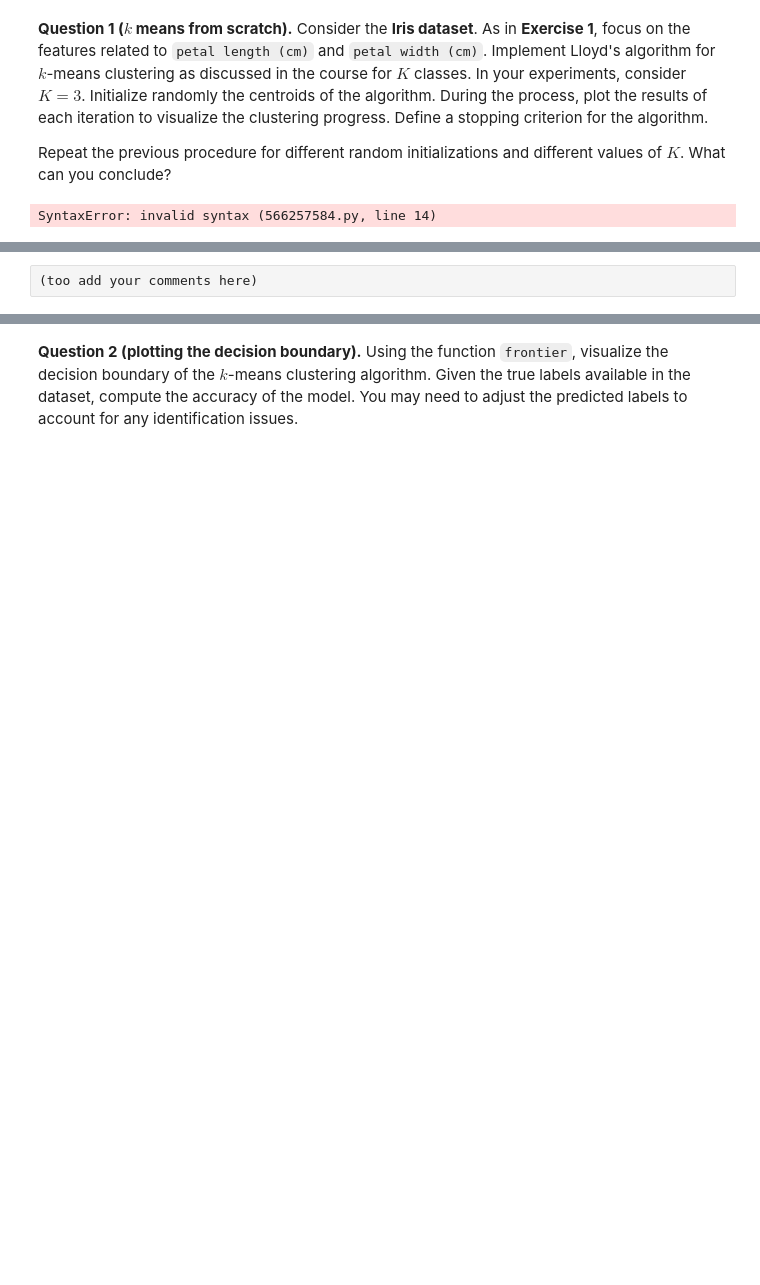
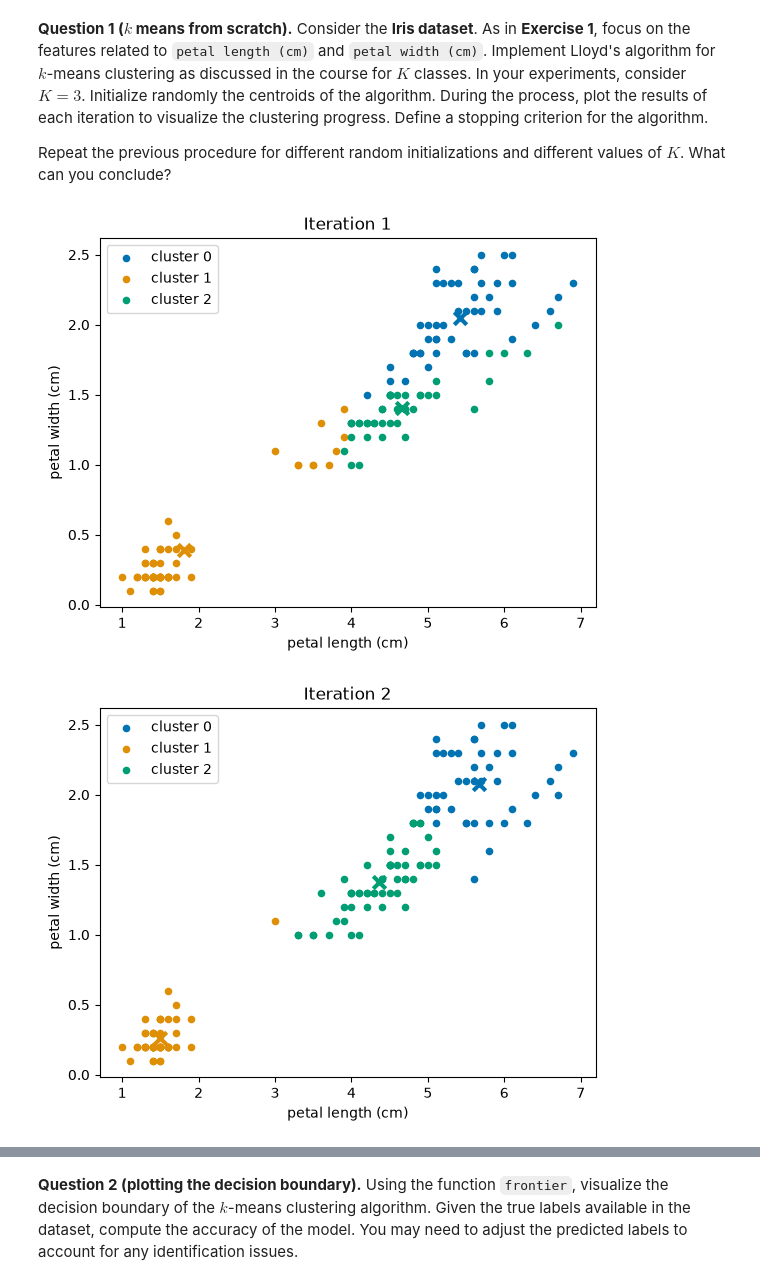
Before and after one commit to axelfrache/do5-frache-paillard-ml-tp2, a Jupyter notebook: TP_classification_clustering.ipynb, the cells around one changed output, grey strips where cells are left out. Saved outputs shown, nothing was run; the diff lists cells and outputs as text; code cells hidden in the pictures; blank space fills up the shorter version.

```diff
--- a/TP_classification_clustering.ipynb
+++ b/TP_classification_clustering.ipynb
@@ -371,9 +371,9 @@ L'accuracy est de 0.96 avec 6 observations sur 150 mal classées à cause du che
 Repeat the previous procedure for different random initializations and different values of $K$. What can you conclude?
 # %%
 def dist_euclidean(x, y):
-    return()
+    return(np.sqrt(np.sum((x - y) ** 2)))
 
-def my_kmeans_plot(X, centroids, n_iter_max):
+def my_kmeans_plot(X, centroids, n_iter_max, tol = 1e-6):
     colors = sns.color_palette("colorblind", len(centroids))
 
     n_obs = X.shape[0]
@@ -383,30 +383,39 @@ def my_kmeans_plot(X, centroids, n_iter_max):
     for n in range(n_iter_max):
         # Step 1: assigning points to classes according to the neareast centroid
         for i in range(n_obs):
-            dists_temp =
-            pred[i] =
+            dists_temp = [dist_euclidean(X[i], centroids[k]) for k in range(n_clusters)]
+            pred[i] = np.argmin(dists_temp)
 
         # Step 2: updating the centroids
-        centroids =
+        new_centroids = np.array([X[pred == k].mean(axis = 0) if np.any(pred == k) else centroids[k]
+                                  for k in range(n_clusters)])
 
         _, ax = plt.subplots()
-        for k in range(len(target_names)):
-            ax.scatter(X[pred == k, 0], X[pred == k, 1], label = target_names[k], s = 20)
-            ax.scatter(centroids[k, 0], centroids[k, 1], marker = 'x',
+        for k in range(n_clusters):
+            ax.scatter(X[pred == k, 0], X[pred == k, 1], label = f"cluster {k}", s = 20, color = colors[k])
+            ax.scatter(new_centroids[k, 0], new_centroids[k, 1], marker = 'x',
                        s = 80, linewidths = 3, color = colors[k], zorder = 10)
         ax.set(xlabel = dataset_full.feature_names[2],
-               ylabel = dataset_full.feature_names[3])
+               ylabel = dataset_full.feature_names[3],
+               title = f"Iteration {n + 1}")
+        ax.legend()
+
+        if np.max(np.abs(new_centroids - centroids)) < tol:
+            centroids = new_centroids
+            break
+        centroids = new_centroids
 
     return((pred, centroids))
-# %% [output]
-SyntaxError: invalid syntax (566257584.py, line 14)
 # %%
 X = np.array(dataset[pattern_names_2d])  # extracting X related to the petal
-n_clusters = # defining nb of clusters
+n_clusters = 3 # defining nb of clusters
 
 # random initialization of the centroids
 np.random.seed(13)
 centroids = np.vstack((np.random.uniform(min(X[:,0]), max(X[:,0]), n_clusters),
                        np.random.uniform(min(X[:,1]), max(X[:,1]), n_clusters))).T
 
-y_kmeans, centroids_pred = my_kmeans_plot(X, centroids, 5)
+y_kmeans, centroids_pred = my_kmeans_plot(X, centroids, 20) # s'arrête avant 20 si les centroïdes ne bougent plus
+# %% [output]
+[figure, added]
+[figure, added]
@@ -413,2 +425,0 @@ y_kmeans, centroids_pred = my_kmeans_plot(X, centroids, 5)
-# %% [raw]
-(too add your comments here)
```
Also changed, not shown: parts of 4 cells of this notebook.
